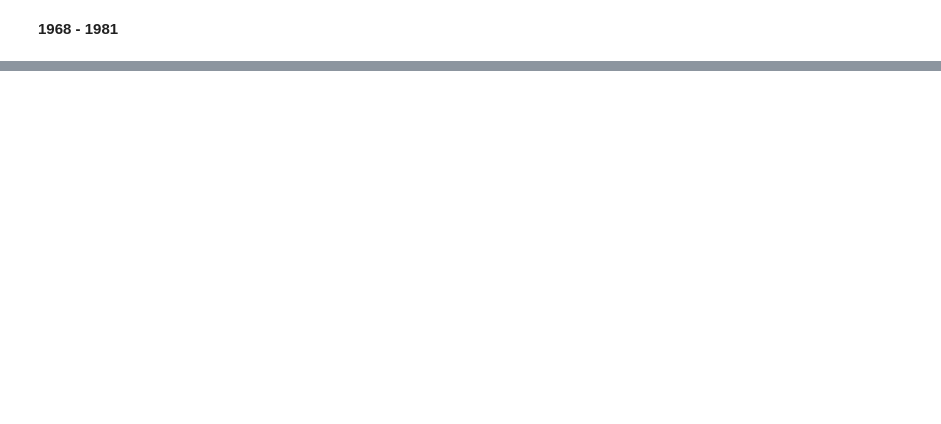
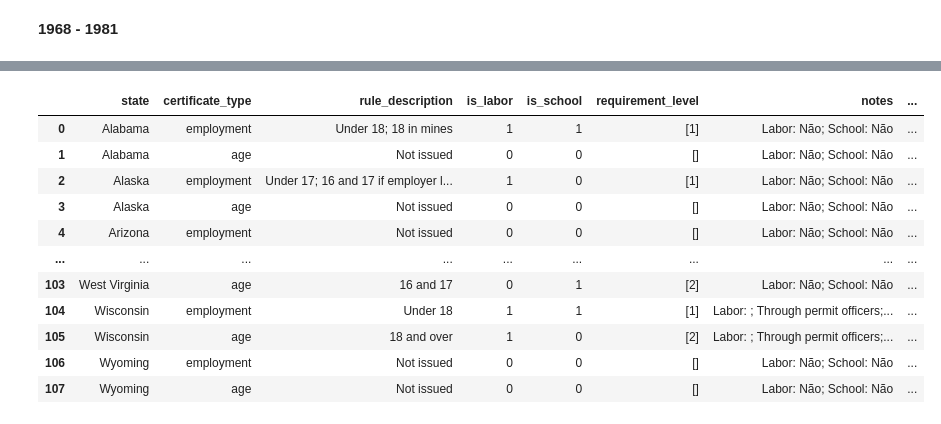
Before and after one commit to germano30/projeto_adp, a Jupyter notebook: jupyter/prep_dados.ipynb, the cells around one changed output, grey strips where cells are left out. Saved outputs shown, nothing was run; the diff lists cells and outputs as text; code cells hidden in the pictures; blank space fills up the shorter version.

```diff
--- a/jupyter/prep_dados.ipynb
+++ b/jupyter/prep_dados.ipynb
@@ -730,54 +433,46 @@ No Certificate Required     4
 # %%
 import requests
 from bs4 import BeautifulSoup
+import pandas as pd
+import re
 
 URL = "https://www.dol.gov/agencies/whd/state/age-certificates"
 
 response = requests.get(URL)
-response.raise_for_status()  # ✅ garante que falhas HTTP sejam detectadas
+response.raise_for_status()
 
 soup = BeautifulSoup(response.text, "html.parser")
 table = soup.find("table")
 
 if not table:
-    raise ValueError("❌ Tabela não encontrada na página.")
+    raise ValueError("Tabela não encontrada na página.")
 
 rows = table.find_all("tr")[4:]
 
-# ==============================================================
-# Funções utilitárias
-# ==============================================================
 
 def detect_requirement_level(text: str):
-    """
-    Retorna a lista de níveis de requisito encontrados no texto.
-    (M)=Menor, (R)=Requerido, (P)=Parcial
-    """
-    levels = []
+    """Identifica o(s) nível(is) de requisito no texto."""
     mapping = {'(M)': 1, '(R)': 2, '(P)': 3}
-    for mark, level in mapping.items():
-        if mark in text:
-            levels.append(level)
-    return levels
+    return [level for mark, level in mapping.items() if mark in text]
 
 
 def extract_text(td):
     """Extrai texto limpo de uma célula <td>."""
     return '; '.join(part.strip() for part in td.stripped_strings)
 
+def remove_requirement_marks(text: str):
+    """Remove marcas de requisito do texto."""
+    return re.sub(r'\s*\(M\)|\s*\(R\)|\s*\(P\)', '', text)
 
 def detect_footnote(values):
-    """
-    Detecta notas de rodapé (links) dentro das células.
-    Remove os links do HTML e retorna uma lista de referências.
-    """
+    """Remove links das células e retorna as referências encontradas."""
     links = []
     for idx, td in enumerate(values):
         anchors = td.find_all("a", href=True)
         if anchors:
             for link in anchors:
                 href = link.text.strip()
-                link.decompose()  # remove do conteúdo
+                link.decompose()
                 links.append({
                     "href": href,
                     "index": idx,
@@ -787,57 +482,62 @@ def detect_footnote(values):
 
 
 def parse_state_row(state_row):
-    """
-    Lê uma linha <tr> da tabela e retorna dicionários
-    com as regras de certificado de emprego e de idade.
-    """
+    """Extrai informações estruturadas de uma linha da tabela."""
     jurisdiction = state_row.th.strong.get_text(strip=True)
     values = state_row.find_all("td")
 
-    # Detecta e limpa footnotes
+    if len(values) < 6:
+        return None
+
     clean_texts = detect_footnote(values)
     if clean_texts:
         for ref in clean_texts:
             values[ref["index"]] = ref["clean_td"]
 
-    # Evita erro caso tenha menos colunas
-    if len(values) < 6:
-        print(f"⚠️ Linha ignorada ({jurisdiction}): colunas insuficientes")
-        return None
-
-    # Limpa textos
     v = [extract_text(td) for td in values]
 
-    # Emprego
     employment = {
         "state": jurisdiction,
         "certificate_type": "employment",
-        "rule_description": v[0],
+        "rule_description": remove_requirement_marks(v[0]),
         "is_labor": "1" if "X" in v[1] else "0",
         "is_school": "1" if "X" in v[2] else "0",
         "requirement_level": detect_requirement_level(v[0]),
-        "footnotes": clean_text['href']
+        "notes": f"Labor: {v[1].replace('X', '').strip() or 'Não'}; School: {v[2].replace('X', '').strip() or 'Não'}",
+        "footnotes": [clean_texts[i]['href'] for i in range(len(clean_texts)) if clean_texts[i]['index'] <= 2] if clean_texts else None
     }
 
-    # Idade
     age = {
         "state": jurisdiction,
         "certificate_type": "age",
-        "rule_description": v[3],
+        "rule_description": remove_requirement_marks(v[3]),
         "is_labor": "1" if "X" in v[4] else "0",
         "is_school": "1" if "X" in v[5] else "0",
-        "requirement_level": detect_requirement_level(v[3])
+        "requirement_level": detect_requirement_level(v[3]),
+        "notes": f"Labor: {v[4].replace('X', '').strip() or 'Não'}; School: {v[5].replace('X', '').strip() or 'Não'}",
+        "footnotes": [clean_texts[i]['href'] for i in range(len(clean_texts)) if clean_texts[i]['index'] >= 3] if clean_texts else None
     }
+    return employment, age
 
-    return employment, age
 
 youth_employment = []
 
 for row in rows:
-    result = parse_state_row(row)
-    if result:
-        employment, age = result
-        youth_employment.extend([employment, age])
-for item in youth_employment:
-    print(item)
+    parsed = parse_state_row(row)
+    if parsed:
+        youth_employment.extend(parsed)
+df_youth_employment = pd.DataFrame(youth_employment)
+df_youth_employment
 # %% [output]
+|  | state | certificate_type | rule_description | is_labor | is_school | requirement_level | notes | ... |
+| 0 | Alabama | employment | Under 18; 18 in mines | 1 | 1 | [1] | Labor: Não; School: Não | ... |
+| 1 | Alabama | age | Not issued | 0 | 0 | [] | Labor: Não; School: Não | ... |
+| 2 | Alaska | employment | Under 17; 16 and 17 if employer l... | 1 | 0 | [1] | Labor: Não; School: Não | ... |
+| 3 | Alaska | age | Not issued | 0 | 0 | [] | Labor: Não; School: Não | ... |
+| 4 | Arizona | employment | Not issued | 0 | 0 | [] | Labor: Não; School: Não | ... |
+| ... | ... | ... | ... | ... | ... | ... | ... | ... |
+| 103 | West Virginia | age | 16 and 17 | 0 | 1 | [2] | Labor: Não; School: Não | ... |
+| 104 | Wisconsin | employment | Under 18 | 1 | 1 | [1] | Labor: ; Through permit officers;... | ... |
+| 105 | Wisconsin | age | 18 and over | 1 | 0 | [2] | Labor: ; Through permit officers;... | ... |
+| 106 | Wyoming | employment | Not issued | 0 | 0 | [] | Labor: Não; School: Não | ... |
+| 107 | Wyoming | age | Not issued | 0 | 0 | [] | Labor: Não; School: Não | ... |
```
Also changed, not shown: parts of 4 cells of this notebook, 22 other files.
